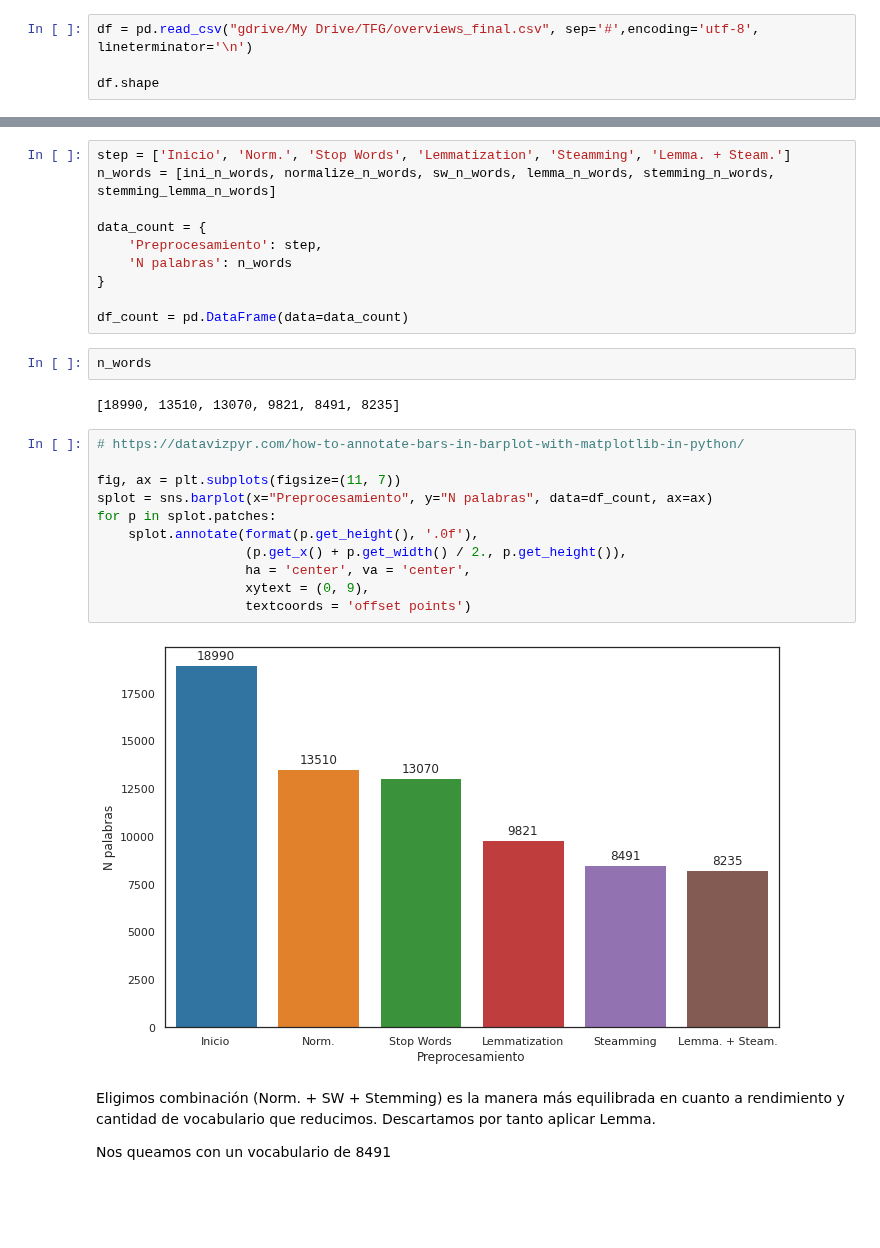
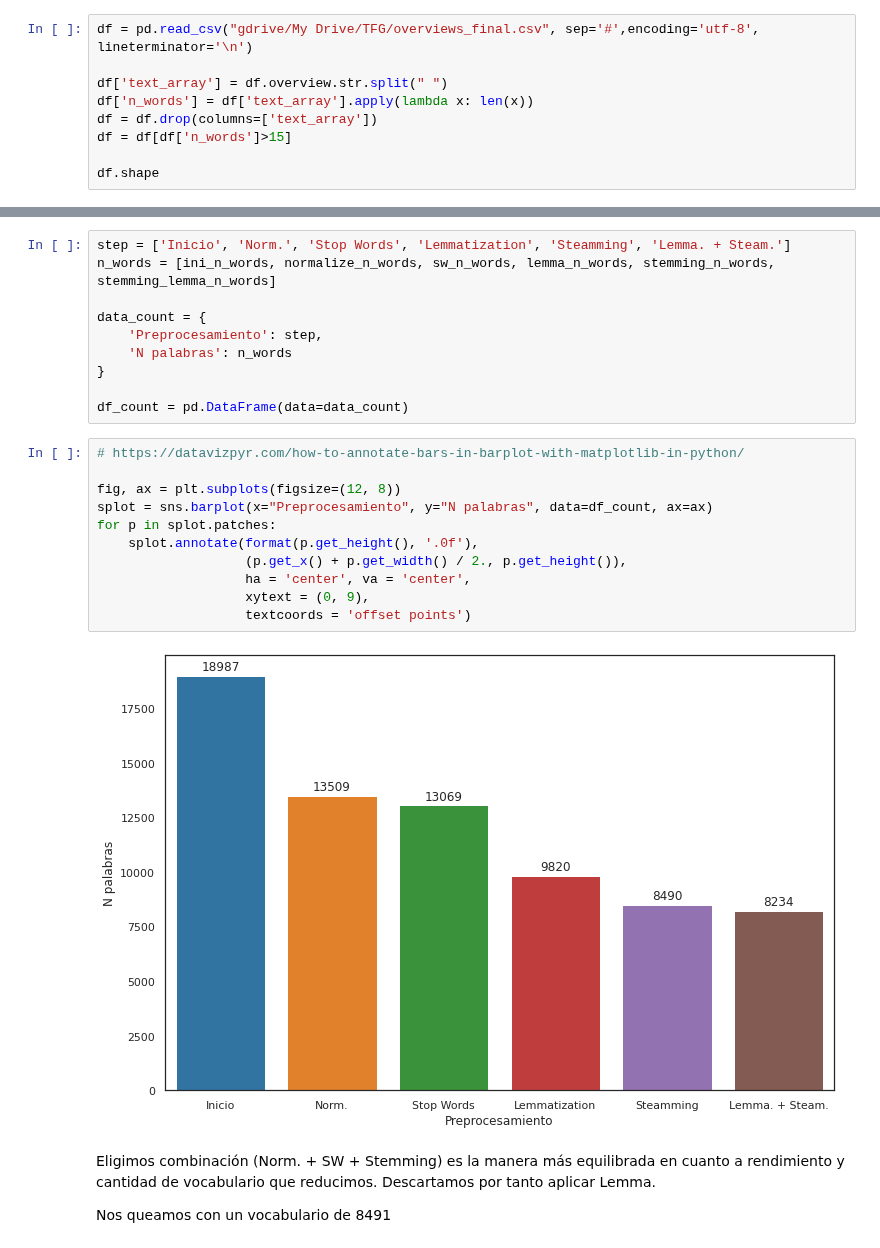
Before and after one commit to Jaimemorillo/ShouldIwatchThisMovie, a Jupyter notebook: Memoria_experiment2_2.ipynb, the cells around one changed output, grey strips where cells are left out. Drawn from its saved outputs; the diff is of its cells as text; blank space fills up the shorter version.

```diff
--- a/Memoria_experiment2_2.ipynb
+++ b/Memoria_experiment2_2.ipynb
@@ -80,5 +80,10 @@ from sklearn.linear_model import LogisticRegression
 # %%
 df = pd.read_csv("gdrive/My Drive/TFG/overviews_final.csv", sep='#',encoding='utf-8', lineterminator='\n')
 
+df['text_array'] = df.overview.str.split(" ")
+df['n_words'] = df['text_array'].apply(lambda x: len(x))
+df = df.drop(columns=['text_array'])
+df = df[df['n_words']>15]
+
 df.shape
 # %% [output]
@@ -211,23 +185,19 @@ data_count = {
 }
 
 df_count = pd.DataFrame(data=data_count)
-# %%
-n_words
-# %% [output]
-[18990, 13510, 13070, 9821, 8491, 8235]
 # %%
 # https://datavizpyr.com/how-to-annotate-bars-in-barplot-with-matplotlib-in-python/
 
-fig, ax = plt.subplots(figsize=(11, 7))
+fig, ax = plt.subplots(figsize=(12, 8))
 splot = sns.barplot(x="Preprocesamiento", y="N palabras", data=df_count, ax=ax)
 for p in splot.patches:
     splot.annotate(format(p.get_height(), '.0f'),
                    (p.get_x() + p.get_width() / 2., p.get_height()),
                    ha = 'center', va = 'center',
                    xytext = (0, 9),
                    textcoords = 'offset points')
 # %% [output]
-[figure, old version]
+[figure, new version]
 # %% [markdown]
 Eligimos combinación (Norm. + SW + Stemming) es la manera más equilibrada en cuanto a rendimiento y cantidad de vocabulario que reducimos. Descartamos por tanto aplicar Lemma.
 
```
Also changed, not shown: parts of 27 cells of this notebook.
